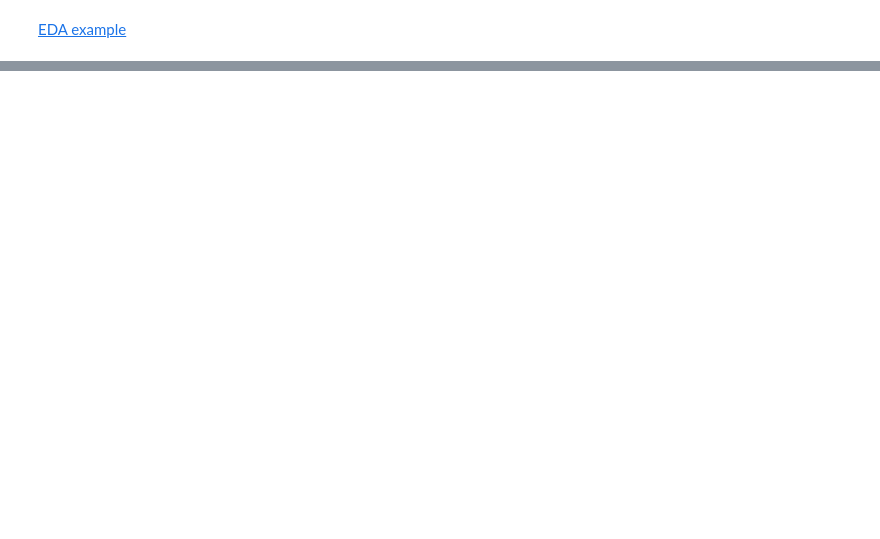
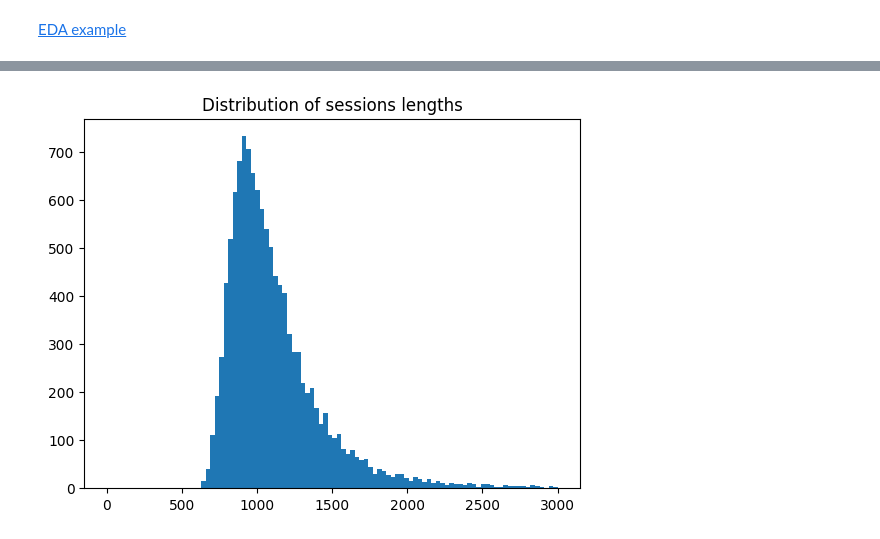
Before and after one commit to AndBoyS/kaggle-gbl, a Jupyter notebook: notebooks/EDA.ipynb, the cells around one changed output, grey strips where cells are left out. Cells and saved outputs as stored; diff of their text form; code cells hidden in the pictures; blank space fills up the shorter version.

```diff
--- a/notebooks/EDA.ipynb
+++ b/notebooks/EDA.ipynb
@@ -88,0 +117,5 @@ memory usage: 3.2+ MB
+# %%
+plt.hist(sessions_lens, bins=100, range=(0, 3000))
+plt.title('Distribution of sessions lengths');
+# %% [output]
+[figure, added]
```
Also changed, not shown: parts of 6 cells of this notebook.
